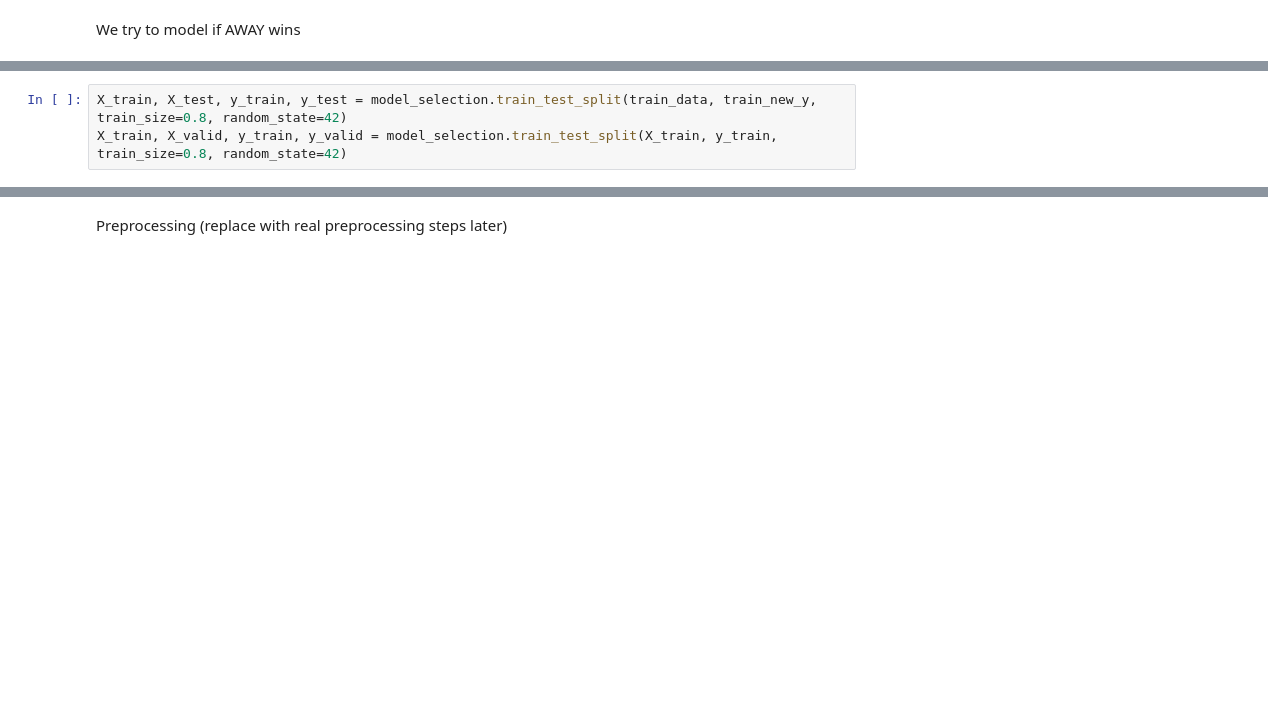
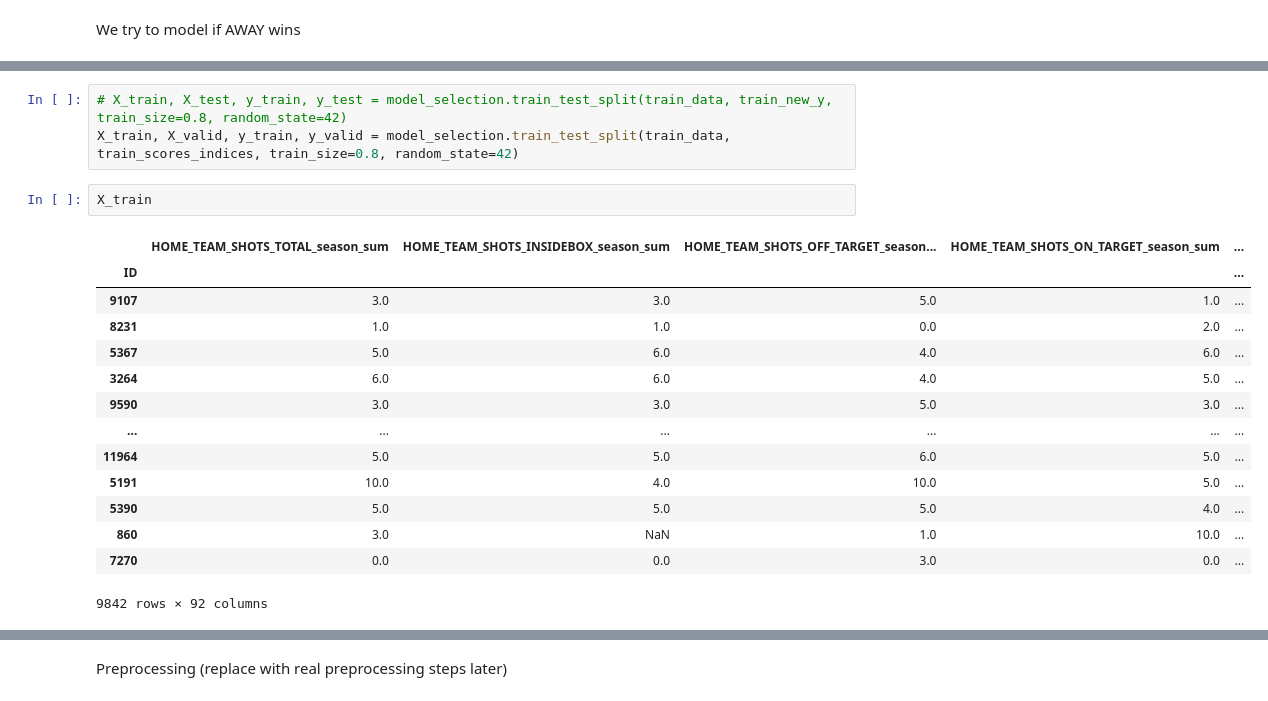
Before and after one commit to juliusgraf/challenge_qrt_optim, a Jupyter notebook: model.ipynb, the cells around one changed output, grey strips where cells are left out. Cells and saved outputs as stored; diff of their text form; blank space fills up the shorter version.

```diff
--- a/model.ipynb
+++ b/model.ipynb
@@ -46,3 +57,20 @@ train_new_y = train_scores['AWAY_WINS']
 # %%
-X_train, X_test, y_train, y_test = model_selection.train_test_split(train_data, train_new_y, train_size=0.8, random_state=42)
-X_train, X_valid, y_train, y_valid = model_selection.train_test_split(X_train, y_train, train_size=0.8, random_state=42)
+# X_train, X_test, y_train, y_test = model_selection.train_test_split(train_data, train_new_y, train_size=0.8, random_state=42)
+X_train, X_valid, y_train, y_valid = model_selection.train_test_split(train_data, train_scores_indices, train_size=0.8, random_state=42)
+# %%
+X_train
+# %% [output]
+|  | HOME_TEAM_SHOTS_TOTAL_season_sum | HOME_TEAM_SHOTS_INSIDEBOX_season_sum | HOME_TEAM_SHOTS_OFF_TARGET_season... | HOME_TEAM_SHOTS_ON_TARGET_season_sum | ... |
+| ID |  |  |  |  | ... |
+| 9107 | 3.0 | 3.0 | 5.0 | 1.0 | ... |
+| 8231 | 1.0 | 1.0 | 0.0 | 2.0 | ... |
+| 5367 | 5.0 | 6.0 | 4.0 | 6.0 | ... |
+| 3264 | 6.0 | 6.0 | 4.0 | 5.0 | ... |
+| 9590 | 3.0 | 3.0 | 5.0 | 3.0 | ... |
+| ... | ... | ... | ... | ... | ... |
+| 11964 | 5.0 | 5.0 | 6.0 | 5.0 | ... |
+| 5191 | 10.0 | 4.0 | 10.0 | 5.0 | ... |
+| 5390 | 5.0 | 5.0 | 5.0 | 4.0 | ... |
+| 860 | 3.0 | NaN | 1.0 | 10.0 | ... |
+| 7270 | 0.0 | 0.0 | 3.0 | 0.0 | ... |
+9842 rows × 92 columns
```
Also changed, not shown: parts of 6 cells of this notebook, 4 other files.
